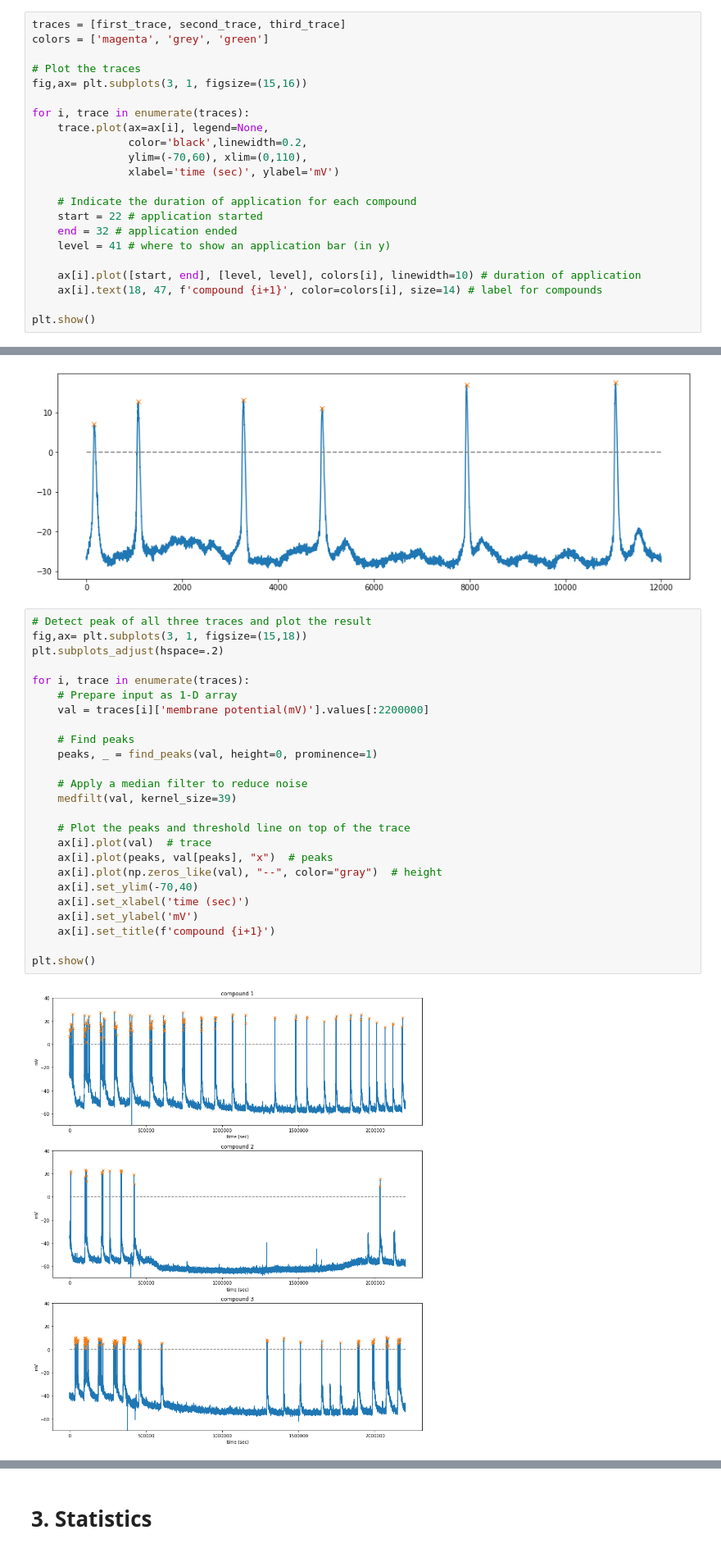
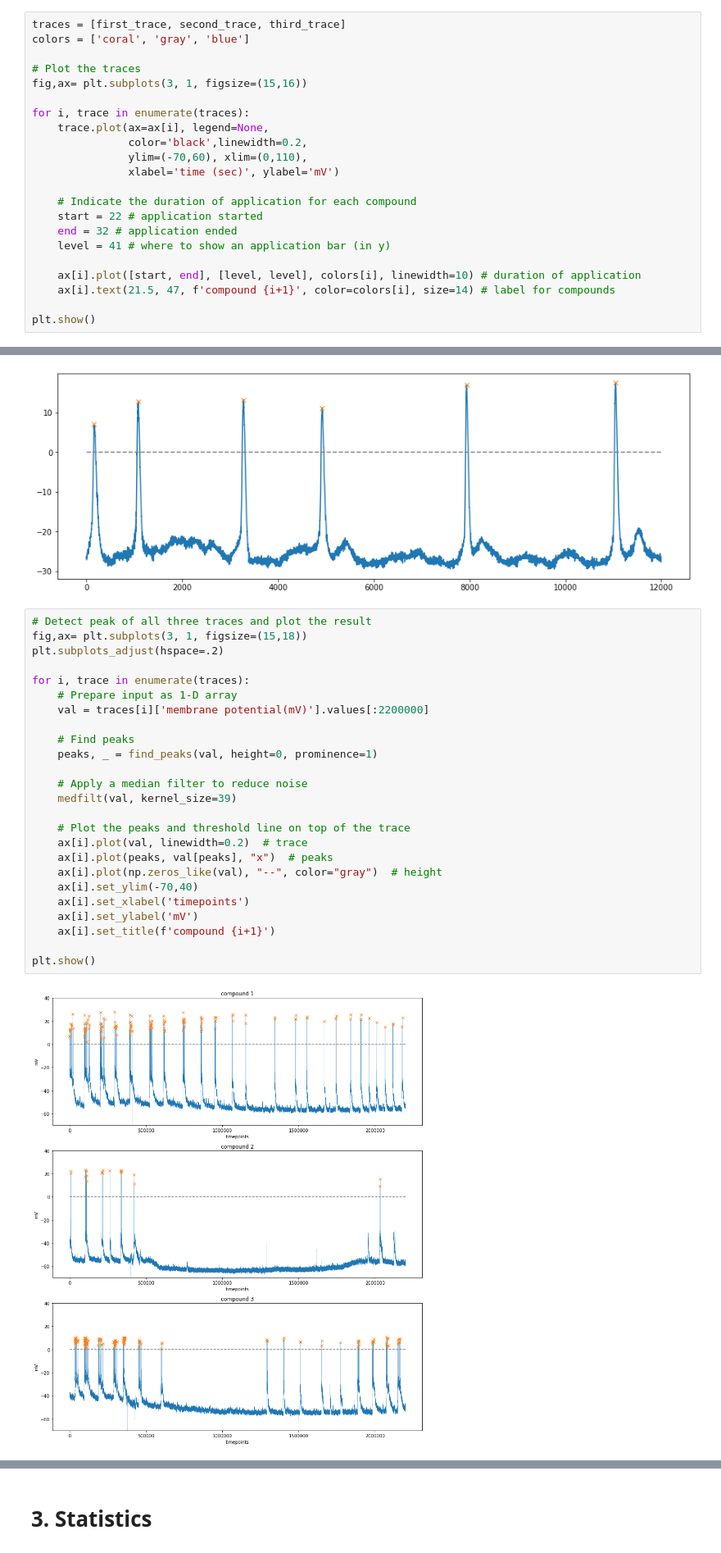
Before and after one commit to soyhyoj/PGlab, a Jupyter notebook: Electrophysiology data analysis/Electrophysiology data analysis.ipynb, the cells around one changed output, grey strips where cells are left out. Shown: that part at 82% size. Drawn from its saved outputs; the diff is of its cells as text.

```diff
--- a/Electrophysiology data analysis/Electrophysiology data analysis.ipynb
+++ b/Electrophysiology data analysis/Electrophysiology data analysis.ipynb
@@ -75,7 +74,7 @@ first_trace.head()
 | 0.00020 | -25.9715 |
 # %%
 traces = [first_trace, second_trace, third_trace]
-colors = ['magenta', 'grey', 'green']
+colors = ['coral', 'gray', 'blue']
 
 # Plot the traces
 fig,ax= plt.subplots(3, 1, figsize=(15,16))
@@ -92,7 +91,7 @@ for i, trace in enumerate(traces):
     level = 41 # where to show an application bar (in y)
 
     ax[i].plot([start, end], [level, level], colors[i], linewidth=10) # duration of application
-    ax[i].text(18, 47, f'compound {i+1}', color=colors[i], size=14) # label for compounds
+    ax[i].text(21.5, 47, f'compound {i+1}', color=colors[i], size=14) # label for compounds
 
 plt.show()
 # %% [output]
@@ -125,27 +127,27 @@ plt.show()
 # %%
 # Detect peak of all three traces and plot the result
 fig,ax= plt.subplots(3, 1, figsize=(15,18))
 plt.subplots_adjust(hspace=.2)
 
 for i, trace in enumerate(traces):
     # Prepare input as 1-D array
     val = traces[i]['membrane potential(mV)'].values[:2200000]
 
     # Find peaks
     peaks, _ = find_peaks(val, height=0, prominence=1)
 
     # Apply a median filter to reduce noise
     medfilt(val, kernel_size=39)
 
     # Plot the peaks and threshold line on top of the trace
-    ax[i].plot(val)  # trace
+    ax[i].plot(val, linewidth=0.2)  # trace
     ax[i].plot(peaks, val[peaks], "x")  # peaks
     ax[i].plot(np.zeros_like(val), "--", color="gray")  # height
     ax[i].set_ylim(-70,40)
-    ax[i].set_xlabel('time (sec)')
+    ax[i].set_xlabel('timepoints')
     ax[i].set_ylabel('mV')
     ax[i].set_title(f'compound {i+1}')
 
 plt.show()
 # %% [output]
-[figure, old version]
+[figure, new version]
```
Also changed, not shown: parts of 9 cells of this notebook.
